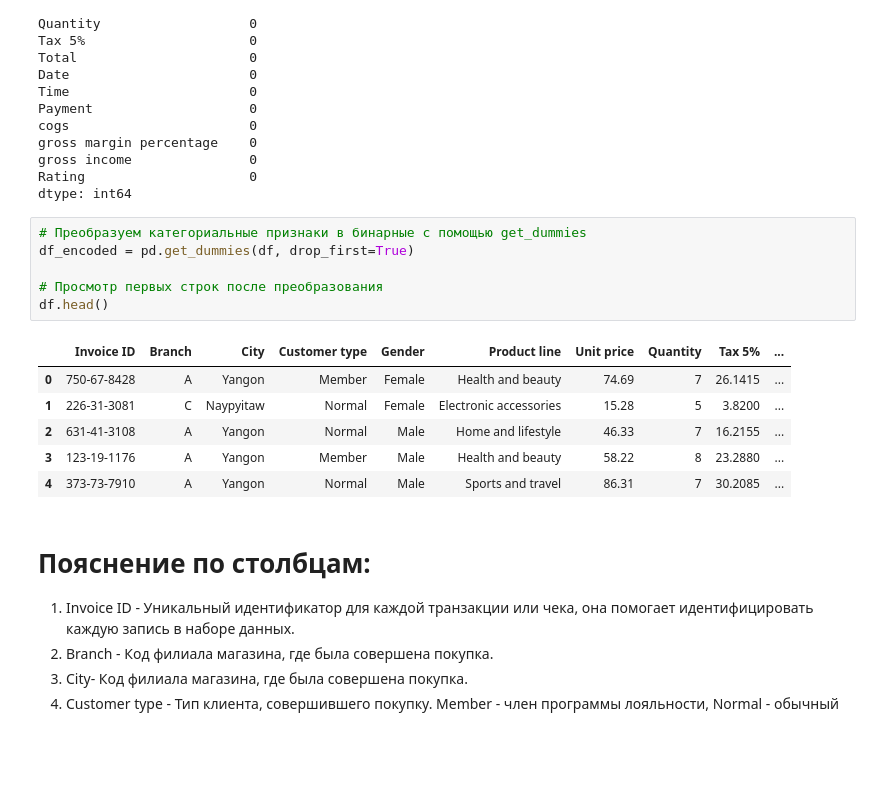
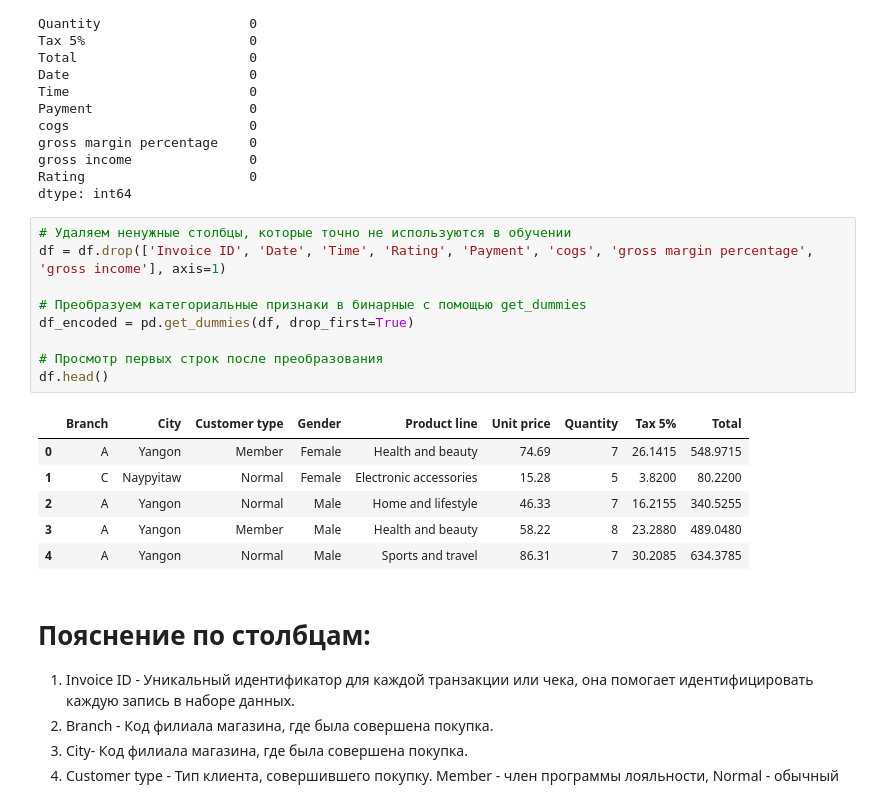
Before and after one commit to EternalDesp/Project_tipis, a Jupyter notebook: project.ipynb, the cells around one changed output. Saved outputs shown, nothing was run; the diff lists cells and outputs as text; blank space fills up the shorter version.

```diff
--- a/project.ipynb
+++ b/project.ipynb
@@ -44,18 +44,21 @@ gross income               0
 Rating                     0
 dtype: int64
 # %%
+# Удаляем ненужные столбцы, которые точно не используются в обучении
+df = df.drop(['Invoice ID', 'Date', 'Time', 'Rating', 'Payment', 'cogs', 'gross margin percentage', 'gross income'], axis=1)
+
 # Преобразуем категориальные признаки в бинарные с помощью get_dummies
 df_encoded = pd.get_dummies(df, drop_first=True)
 
 # Просмотр первых строк после преобразования
 df.head()
 # %% [output]
-|  | Invoice ID | Branch | City | Customer type | Gender | Product line | Unit price | Quantity | Tax 5% | ... |
-| 0 | 750-67-8428 | A | Yangon | Member | Female | Health and beauty | 74.69 | 7 | 26.1415 | ... |
-| 1 | 226-31-3081 | C | Naypyitaw | Normal | Female | Electronic accessories | 15.28 | 5 | 3.8200 | ... |
-| 2 | 631-41-3108 | A | Yangon | Normal | Male | Home and lifestyle | 46.33 | 7 | 16.2155 | ... |
-| 3 | 123-19-1176 | A | Yangon | Member | Male | Health and beauty | 58.22 | 8 | 23.2880 | ... |
-| 4 | 373-73-7910 | A | Yangon | Normal | Male | Sports and travel | 86.31 | 7 | 30.2085 | ... |
+|  | Branch | City | Customer type | Gender | Product line | Unit price | Quantity | Tax 5% | Total |
+| 0 | A | Yangon | Member | Female | Health and beauty | 74.69 | 7 | 26.1415 | 548.9715 |
+| 1 | C | Naypyitaw | Normal | Female | Electronic accessories | 15.28 | 5 | 3.8200 | 80.2200 |
+| 2 | A | Yangon | Normal | Male | Home and lifestyle | 46.33 | 7 | 16.2155 | 340.5255 |
+| 3 | A | Yangon | Member | Male | Health and beauty | 58.22 | 8 | 23.2880 | 489.0480 |
+| 4 | A | Yangon | Normal | Male | Sports and travel | 86.31 | 7 | 30.2085 | 634.3785 |
 # %% [markdown]
 # Пояснение по столбцам:
 1) Invoice ID - Уникальный идентификатор для каждой транзакции или чека, она помогает идентифицировать каждую запись в наборе данных.
```
Also changed, not shown: parts of 7 cells of this notebook.
